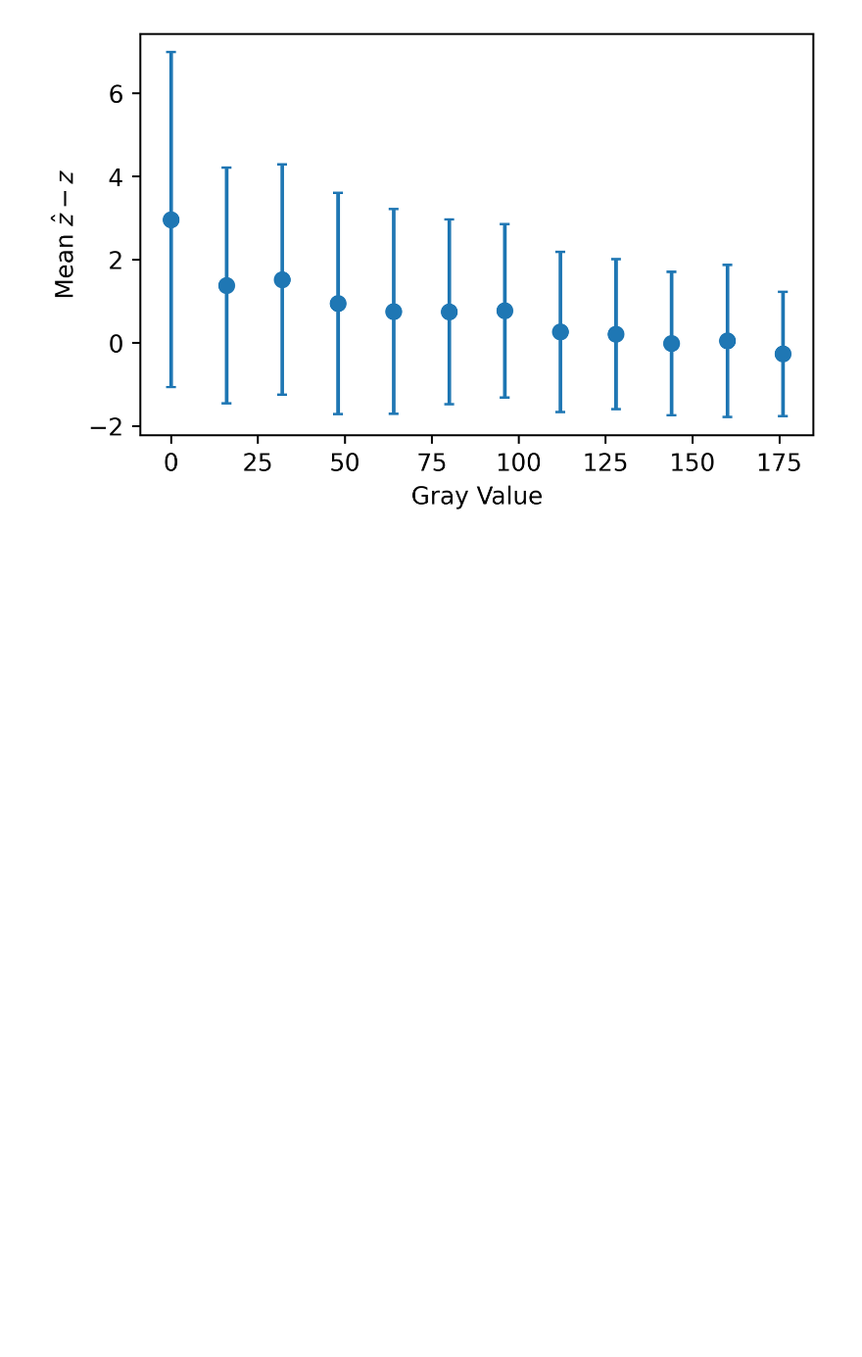
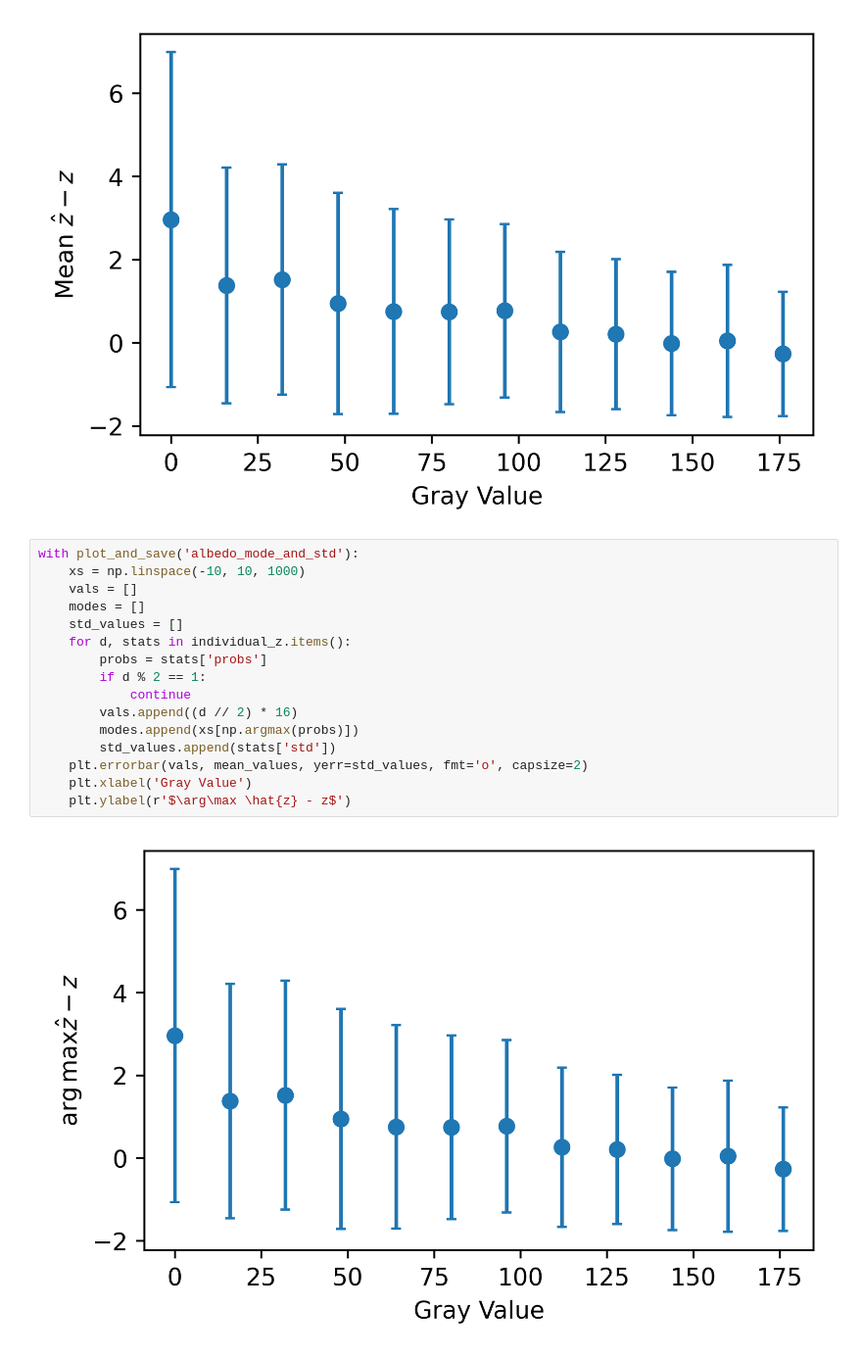
Before and after one commit to tianwen-fu/16823-project, a Jupyter notebook: notebooks/aggregate_histograms.ipynb, the cells around one changed output. Shown at 98% size. Drawn from its saved outputs; the diff is of its cells as text; blank space fills up the shorter version.

```diff
--- a/notebooks/aggregate_histograms.ipynb
+++ b/notebooks/aggregate_histograms.ipynb
@@ -132,3 +169,21 @@ with plot_and_save('albedo_mean_and_std'):
     plt.ylabel('Mean $\\hat{z} - z$')
 # %% [output]
 [figure]
+# %%
+with plot_and_save('albedo_mode_and_std'):
+    xs = np.linspace(-10, 10, 1000)
+    vals = []
+    modes = []
+    std_values = []
+    for d, stats in individual_z.items():
+        probs = stats['probs']
+        if d % 2 == 1:
+            continue
+        vals.append((d // 2) * 16)
+        modes.append(xs[np.argmax(probs)])
+        std_values.append(stats['std'])
+    plt.errorbar(vals, mean_values, yerr=std_values, fmt='o', capsize=2)
+    plt.xlabel('Gray Value')
+    plt.ylabel(r'$\arg\max \hat{z} - z$')
+# %% [output]
+[figure, added]
```
Also changed, not shown: parts of 4 cells of this notebook, 1 other file.
